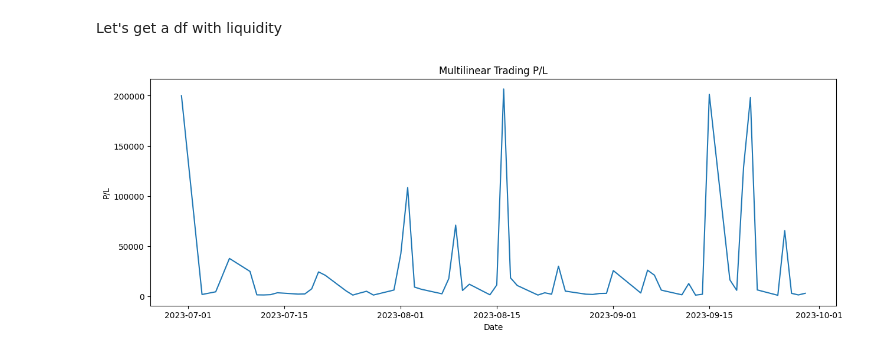
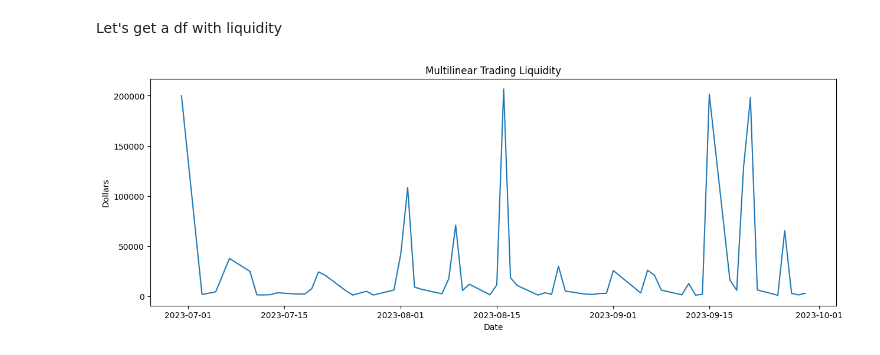
Before and after one commit to NotReallyJustin/SSMIF-Analyst-App, a Jupyter notebook: justin_chen_algo_strat.ipynb, the cells around one changed output. Saved outputs shown, nothing was run; the diff lists cells and outputs as text; code cells hidden in the pictures.

```diff
--- a/justin_chen_algo_strat.ipynb
+++ b/justin_chen_algo_strat.ipynb
@@ -802,11 +802,11 @@ for date_idx, portfolio in trades.items():
 # %%
 %matplotlib inline
 
 plt.figure(figsize=(15,5))
 plt.plot(l_values)
-plt.title("Multilinear Trading P/L")
+plt.title("Multilinear Trading Liquidity")
 plt.xlabel('Date')
-plt.ylabel('P/L')
+plt.ylabel('Dollars')
 plt.show()
 # %% [output]
-[figure, old version]
+[figure, new version]
```
